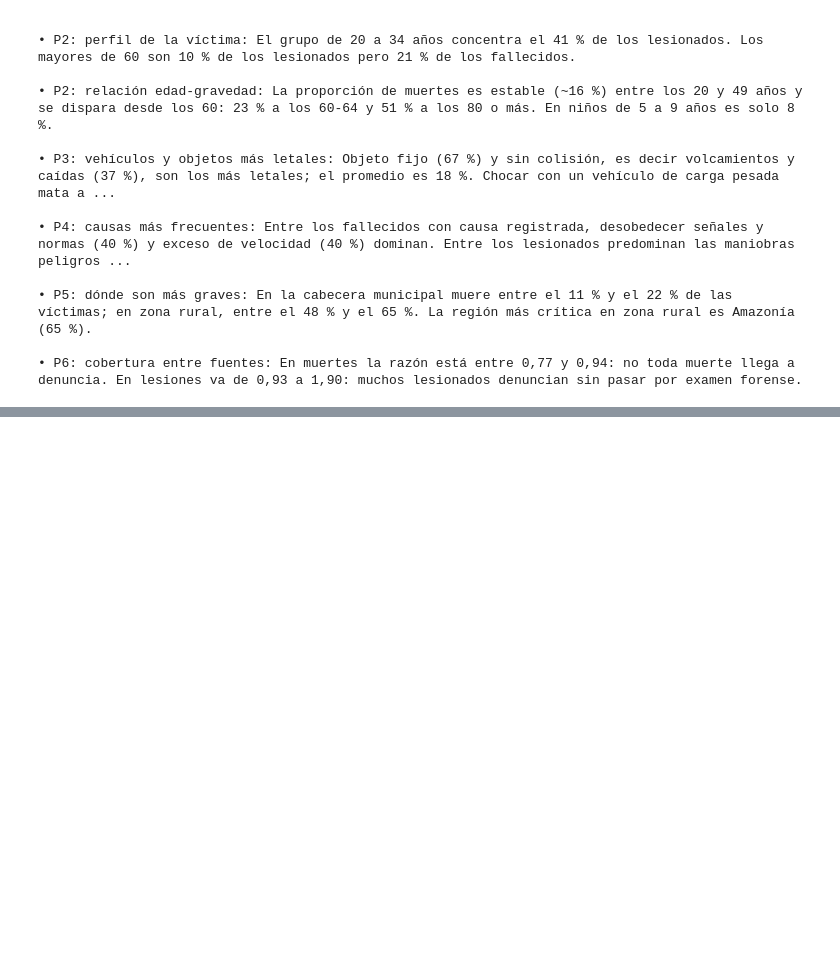
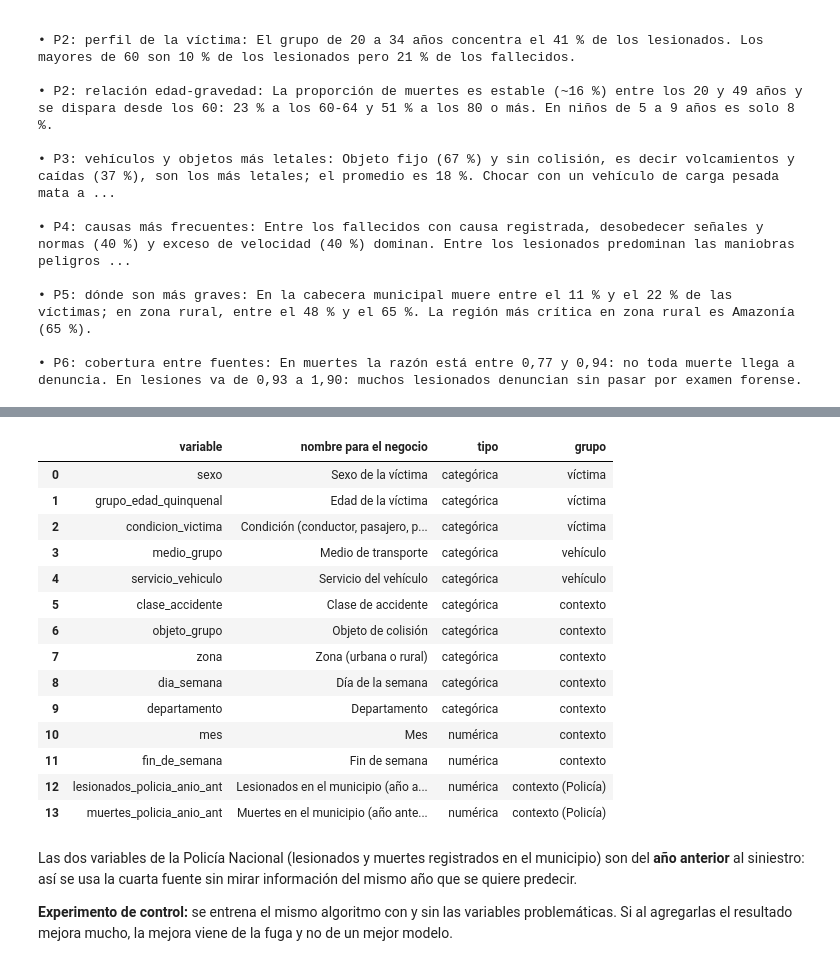
Before and after one commit to ingjuancrojasl-crypto/Rojas_Juan_BigData_ProyectoFinal, a Jupyter notebook: notebooks/Rojas_Juan_BigData_ProyectoFinal.ipynb, the cells around one changed output, grey strips where cells are left out. Cells and saved outputs as stored; diff of their text form; code cells hidden in the pictures; blank space fills up the shorter version.

```diff
--- a/notebooks/Rojas_Juan_BigData_ProyectoFinal.ipynb
+++ b/notebooks/Rojas_Juan_BigData_ProyectoFinal.ipynb
@@ -1021,0 +1074,28 @@ for ficha in fichas_visualizaciones:
+# %%
+pd.DataFrame({
+    "variable": modelo.VARIABLES,
+    "nombre para el negocio": [modelo.NOMBRES_NEGOCIO[v] for v in modelo.VARIABLES],
+    "tipo": ["categórica"] * len(modelo.VARIABLES_CATEGORICAS) + ["numérica"] * len(modelo.VARIABLES_NUMERICAS),
+    "grupo": ["víctima", "víctima", "víctima", "vehículo", "vehículo", "contexto", "contexto", "contexto",
+              "contexto", "contexto", "contexto", "contexto", "contexto (Policía)", "contexto (Policía)"],
+})
+# %% [output]
+|  | variable | nombre para el negocio | tipo | grupo |
+| 0 | sexo | Sexo de la víctima | categórica | víctima |
+| 1 | grupo_edad_quinquenal | Edad de la víctima | categórica | víctima |
+| 2 | condicion_victima | Condición (conductor, pasajero, p... | categórica | víctima |
+| 3 | medio_grupo | Medio de transporte | categórica | vehículo |
+| 4 | servicio_vehiculo | Servicio del vehículo | categórica | vehículo |
+| 5 | clase_accidente | Clase de accidente | categórica | contexto |
+| 6 | objeto_grupo | Objeto de colisión | categórica | contexto |
+| 7 | zona | Zona (urbana o rural) | categórica | contexto |
+| 8 | dia_semana | Día de la semana | categórica | contexto |
+| 9 | departamento | Departamento | categórica | contexto |
+| 10 | mes | Mes | numérica | contexto |
+| 11 | fin_de_semana | Fin de semana | numérica | contexto |
+| 12 | lesionados_policia_anio_ant | Lesionados en el municipio (año a... | numérica | contexto (Policía) |
+| 13 | muertes_policia_anio_ant | Muertes en el municipio (año ante... | numérica | contexto (Policía) |
+# %% [markdown]
+Las dos variables de la Policía Nacional (lesionados y muertes registrados en el municipio) son del **año anterior** al siniestro: así se usa la cuarta fuente sin mirar información del mismo año que se quiere predecir.
+
+**Experimento de control:** se entrena el mismo algoritmo con y sin las variables problemáticas. Si al agregarlas el resultado mejora mucho, la mejora viene de la fuga y no de un mejor modelo.
```
Also changed, not shown: parts of 68 cells of this notebook.
